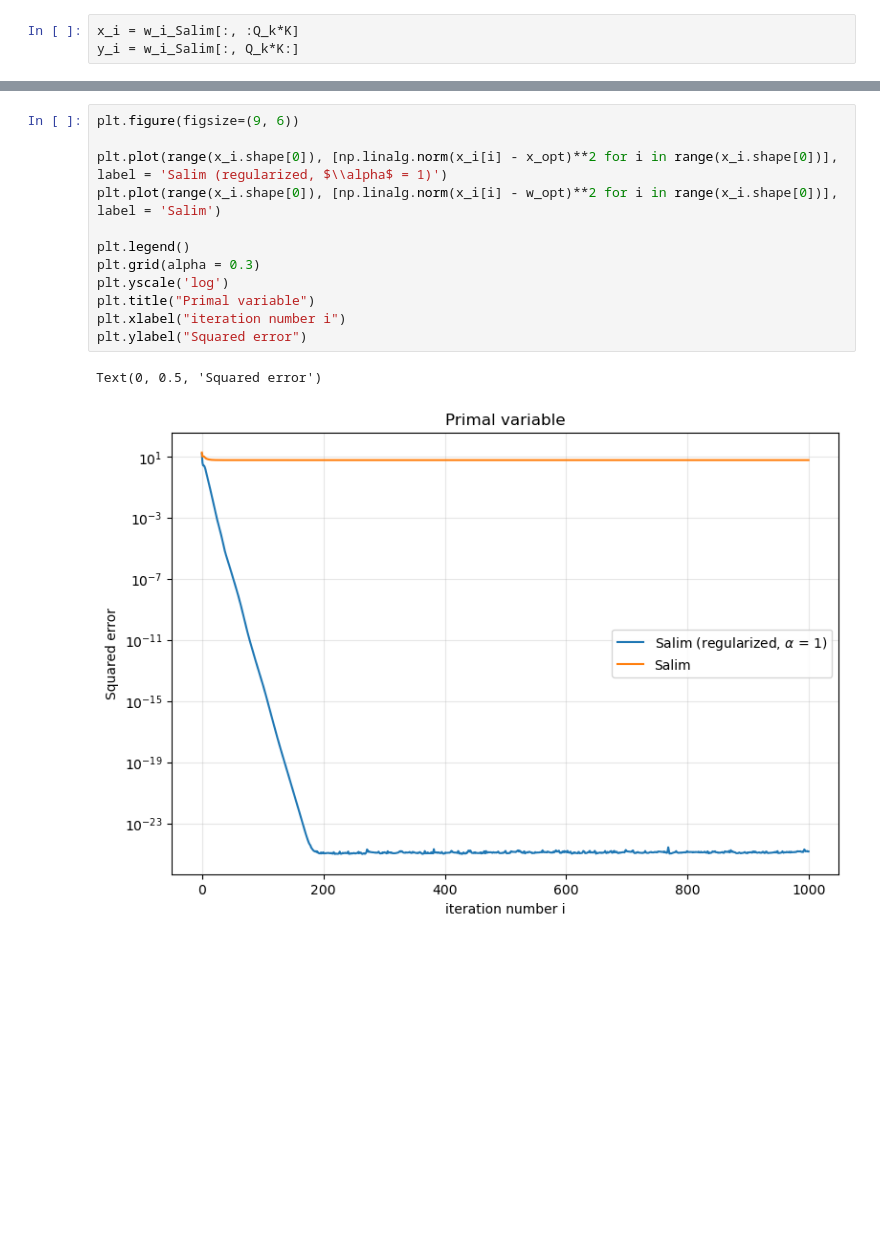
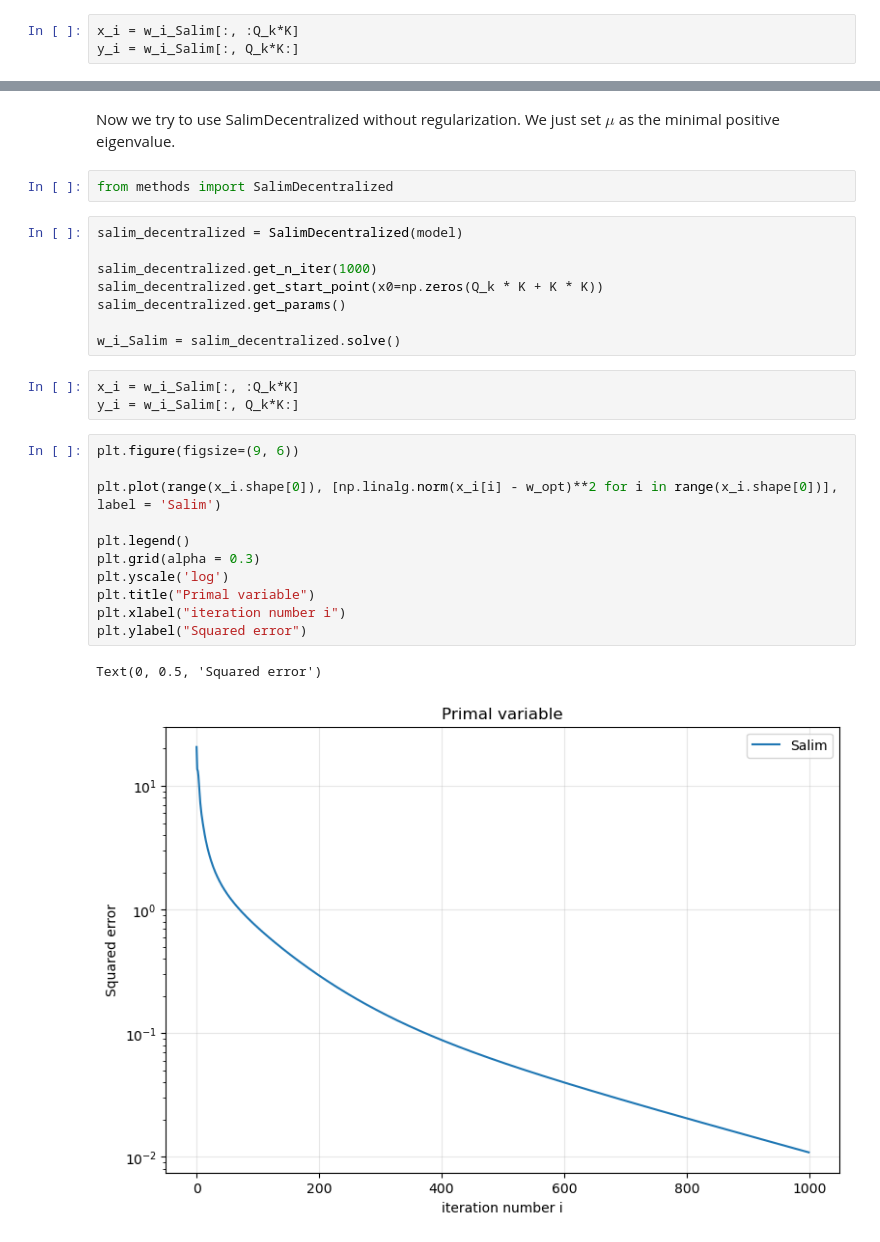
Before and after one commit to kisnikser/Decentralized-Optimization, a Jupyter notebook: comparison.ipynb, the cells around one changed output, grey strips where cells are left out. Drawn from its saved outputs; the diff is of its cells as text; blank space fills up the shorter version.

Commit message:
salim decentralized

```diff
--- a/comparison.ipynb
+++ b/comparison.ipynb
@@ -455,15 +442,29 @@ Text(0, 0.5, 'Squared error')
+# %% [markdown]
+Now we try to use SalimDecentralized without regularization. We just set $\mu$ as the minimal positive eigenvalue.
+# %%
+from methods import SalimDecentralized
+# %%
+salim_decentralized = SalimDecentralized(model)
+
+salim_decentralized.get_n_iter(1000)
+salim_decentralized.get_start_point(x0=np.zeros(Q_k * K + K * K))
+salim_decentralized.get_params()
+
+w_i_Salim = salim_decentralized.solve()
+# %%
+x_i = w_i_Salim[:, :Q_k*K]
+y_i = w_i_Salim[:, Q_k*K:]
 # %%
 plt.figure(figsize=(9, 6))
 
-plt.plot(range(x_i.shape[0]), [np.linalg.norm(x_i[i] - x_opt)**2 for i in range(x_i.shape[0])], label = 'Salim (regularized, $\\alpha$ = 1)')
 plt.plot(range(x_i.shape[0]), [np.linalg.norm(x_i[i] - w_opt)**2 for i in range(x_i.shape[0])], label = 'Salim')
 
 plt.legend()
 plt.grid(alpha = 0.3)
 plt.yscale('log')
 plt.title("Primal variable")
 plt.xlabel("iteration number i")
 plt.ylabel("Squared error")
 # %% [output]
 Text(0, 0.5, 'Squared error')
-[figure, old version]
+[figure, new version]
```
Also changed, not shown: parts of 11 cells of this notebook, 3 other files.
